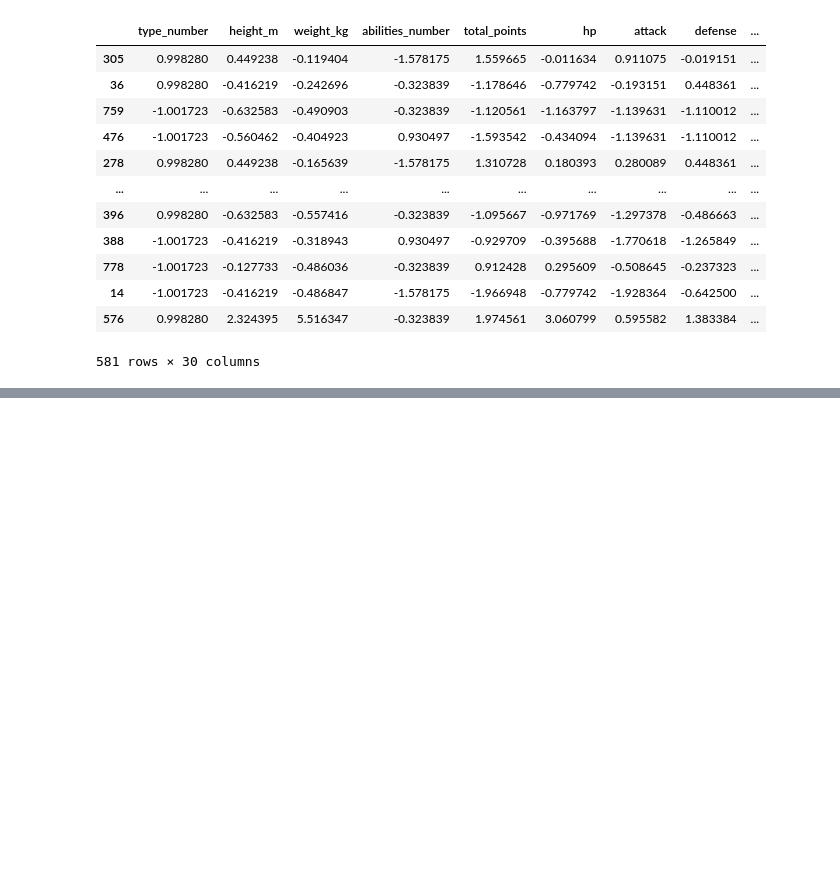
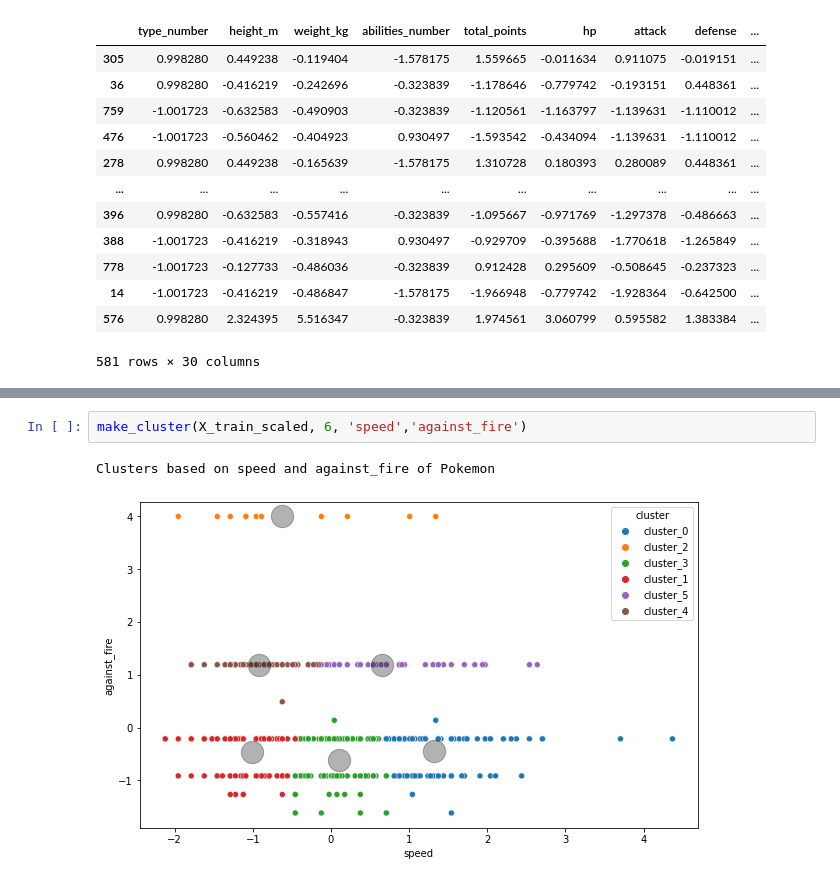
Before and after one commit to annah-vu/pokemon_project, a Jupyter notebook: third_notebook.ipynb, the cells around one changed output, grey strips where cells are left out. Saved outputs shown, nothing was run; the diff lists cells and outputs as text; blank space fills up the shorter version.

```diff
--- a/third_notebook.ipynb
+++ b/third_notebook.ipynb
@@ -185,0 +198,5 @@ X_train_scaled
+# %%
+make_cluster(X_train_scaled, 6, 'speed','against_fire')
+# %% [output]
+Clusters based on speed and against_fire of Pokemon
+[figure, added]
```
Also changed, not shown: parts of 11 cells of this notebook.
